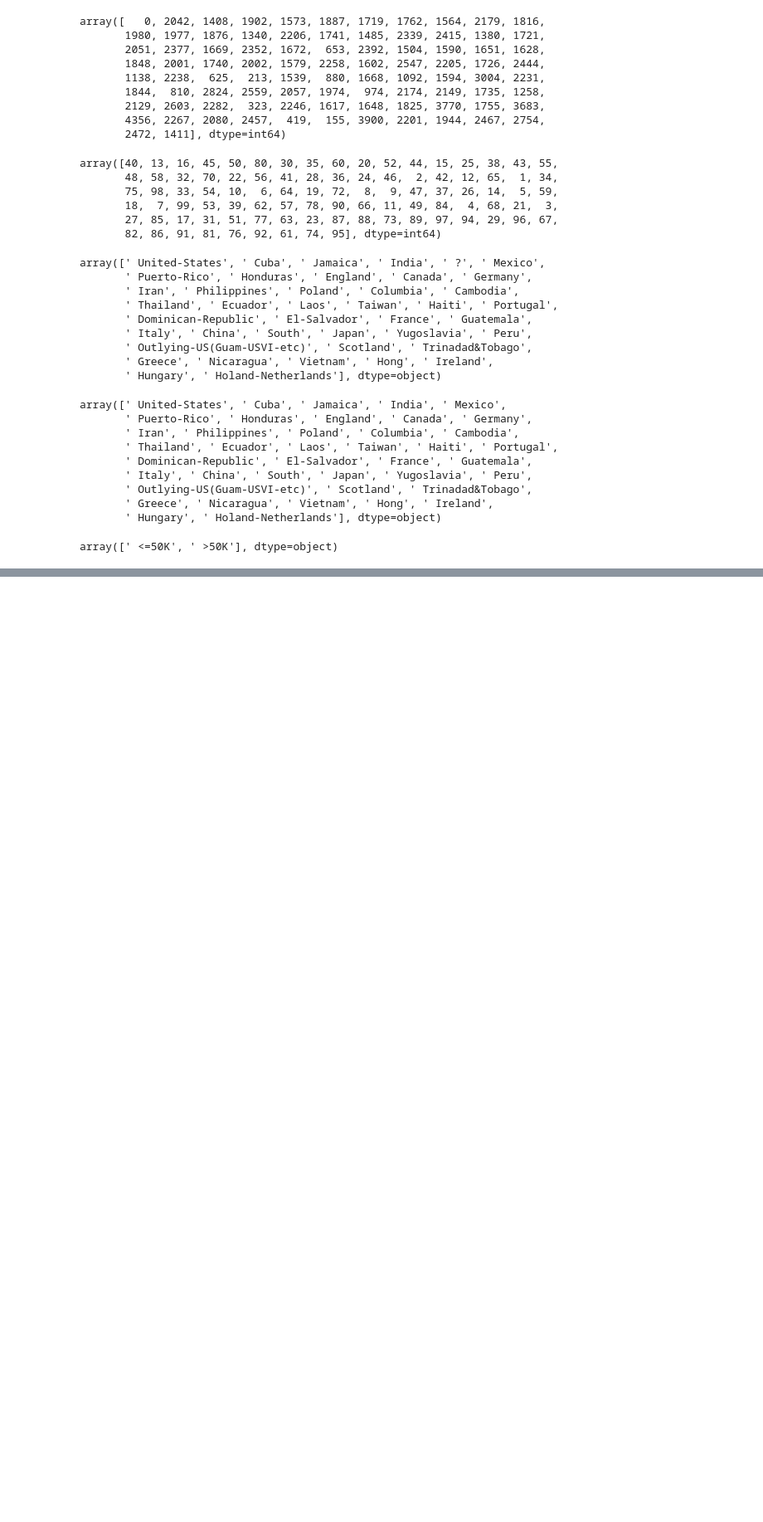
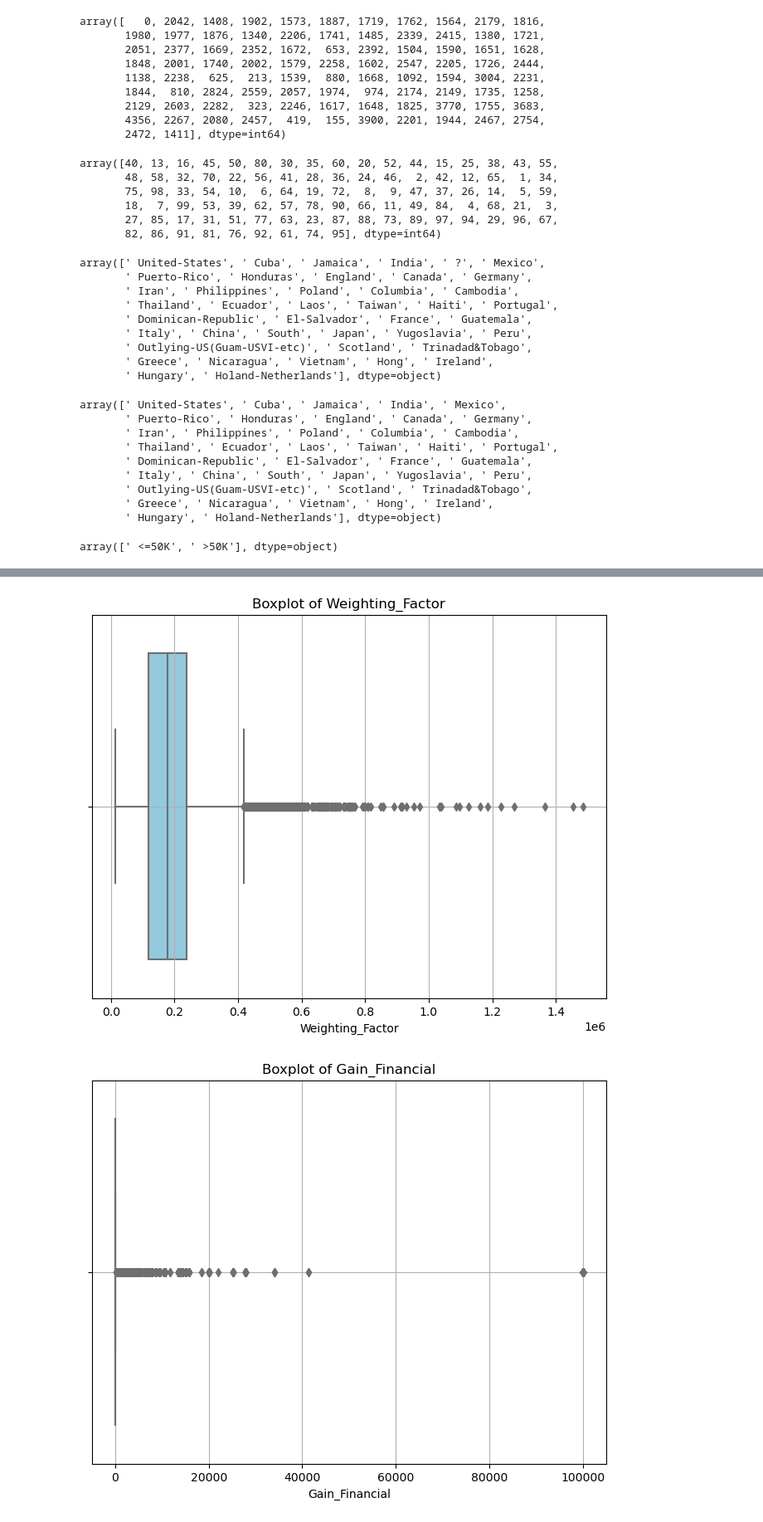
Before and after one commit to Inupa6677/Income-prediction-using-adult-data, a Jupyter notebook: Untitled.ipynb, the cells around one changed output, grey strips where cells are left out. Shown at 83% size. Saved outputs shown, nothing was run; the diff lists cells and outputs as text; code cells hidden in the pictures; blank space fills up the shorter version.

```diff
--- a/Untitled.ipynb
+++ b/Untitled.ipynb
@@ -317,0 +414,16 @@ array([' <=50K', ' >50K'], dtype=object)
+# %%
+numeric_var_2 = ['Weighting_Factor', 'Gain_Financial', 'Losses_Financial']
+# %%
+import seaborn as sns
+
+# Create boxplots for the specified numerical columns
+for col in numeric_var_2:
+    plt.figure(figsize=(8, 6))
+    sns.boxplot(x=df1[col], color='skyblue')
+    plt.title('Boxplot of ' + col)
+    plt.xlabel(col)
+    plt.grid(True)
+    plt.show()
+# %% [output]
+[figure, added]
+[figure, added]
```
Also changed, not shown: parts of 12 cells of this notebook.
